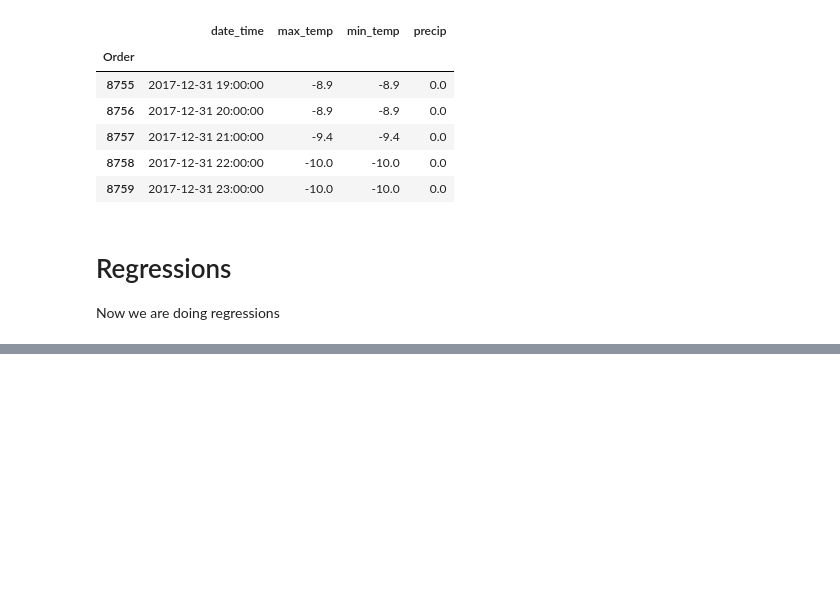
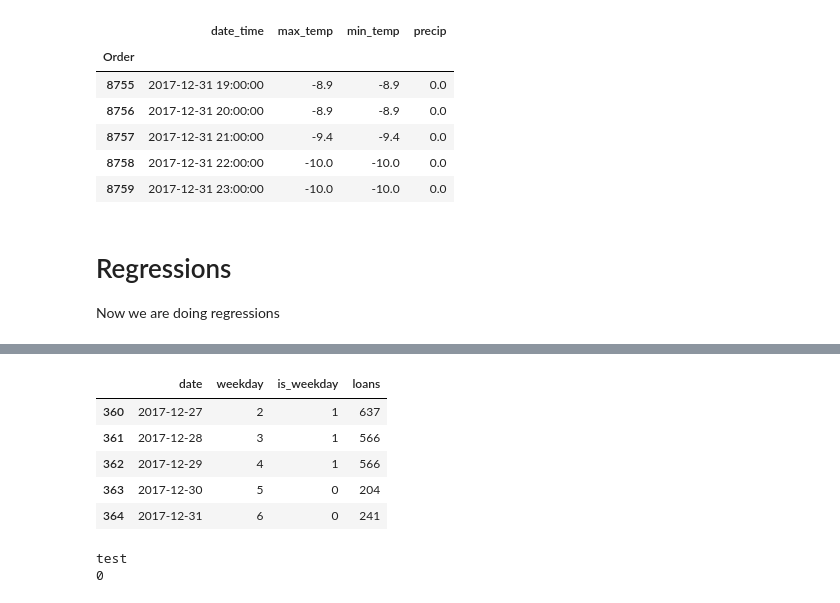
Before and after one commit to GoebelM94/dsml2021, a Jupyter notebook: notebooks/Regression.ipynb, the cells around one changed output, grey strips where cells are left out. Drawn from its saved outputs; the diff is of its cells as text; code cells hidden in the pictures; blank space fills up the shorter version.

```diff
--- a/notebooks/Regression.ipynb
+++ b/notebooks/Regression.ipynb
@@ -166,0 +195,54 @@ Now we are doing regressions
+# %%
+#checks whether the weekday is a day in the week(1) or in weekend(0)
+def is_weekday(day):
+    if day == 5 or day == 6:
+        return 0
+    else:
+        return 1
+
+
+#sums up all loans for one entire day in 2017
+def loans_per_day(month, day):
+    day_in_2017_start = datetime(2017, month, day, 0, 0)
+    day_in_2017_end = datetime(2017, month, day, 23, 59)
+    df_day_start = df_bikes[df_bikes["start_time"] >= day_in_2017_start]
+    df_day_end = df_day_start[df_day_start["start_time"] <= day_in_2017_end]
+    return len(df_day_end)
+
+
+
+
+
+lin_reg_bikes_df = pd.DataFrame({'date': pd.concat([days_Series])},
+                                index=range(0, 365),
+                                columns=['date'])
+
+lin_reg_bikes_df['weekday'] = lin_reg_bikes_df['date'].apply(lambda x: x.weekday())
+lin_reg_bikes_df['is_weekday'] = lin_reg_bikes_df['weekday'].apply(lambda x: is_weekday(x))
+lin_reg_bikes_df['loans'] = lin_reg_bikes_df['date'].apply(lambda x: loans_per_day(x.month, x.day))
+
+
+lin_reg_bikes_df.tail()
+# %% [output]
+|  | date | weekday | is_weekday | loans |
+| 360 | 2017-12-27 | 2 | 1 | 637 |
+| 361 | 2017-12-28 | 3 | 1 | 566 |
+| 362 | 2017-12-29 | 4 | 1 | 566 |
+| 363 | 2017-12-30 | 5 | 0 | 204 |
+| 364 | 2017-12-31 | 6 | 0 | 241 |
+# %%
+#sums up the total amount of rain hours for one day
+def rain_hours(mth, dy):
+    rain = 0
+    for index, row in df_2017weather_unique.iterrows():
+        print("test")
+        if row['date_time'].month == mth and row['date_time'].day == dy:
+                print("test2")
+                if row['precip'] == 1:
+                    rain += 1
+        return rain
+
+print(rain_hours(3, 7))
+# %% [output]
+test
+0
```
Also changed, not shown: parts of 20 cells of this notebook.
